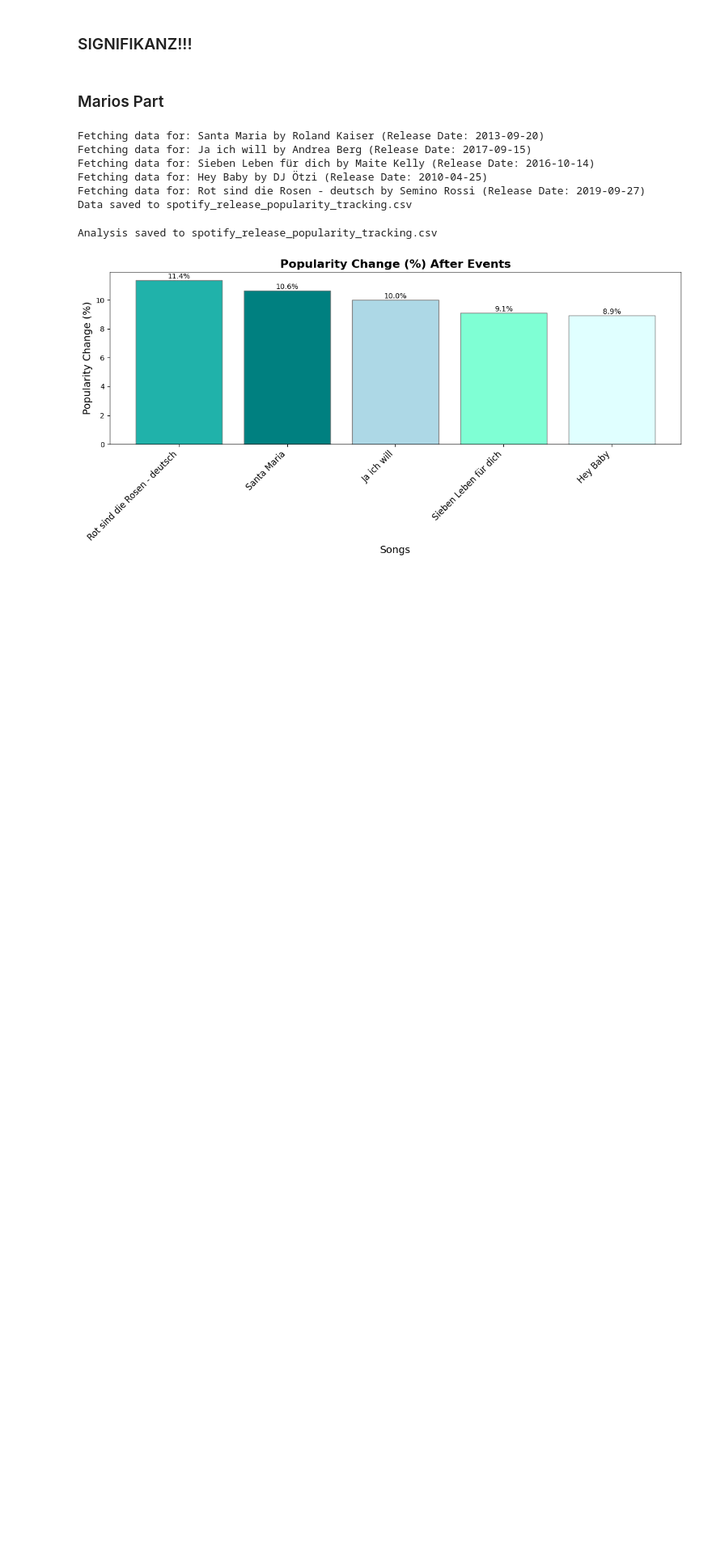
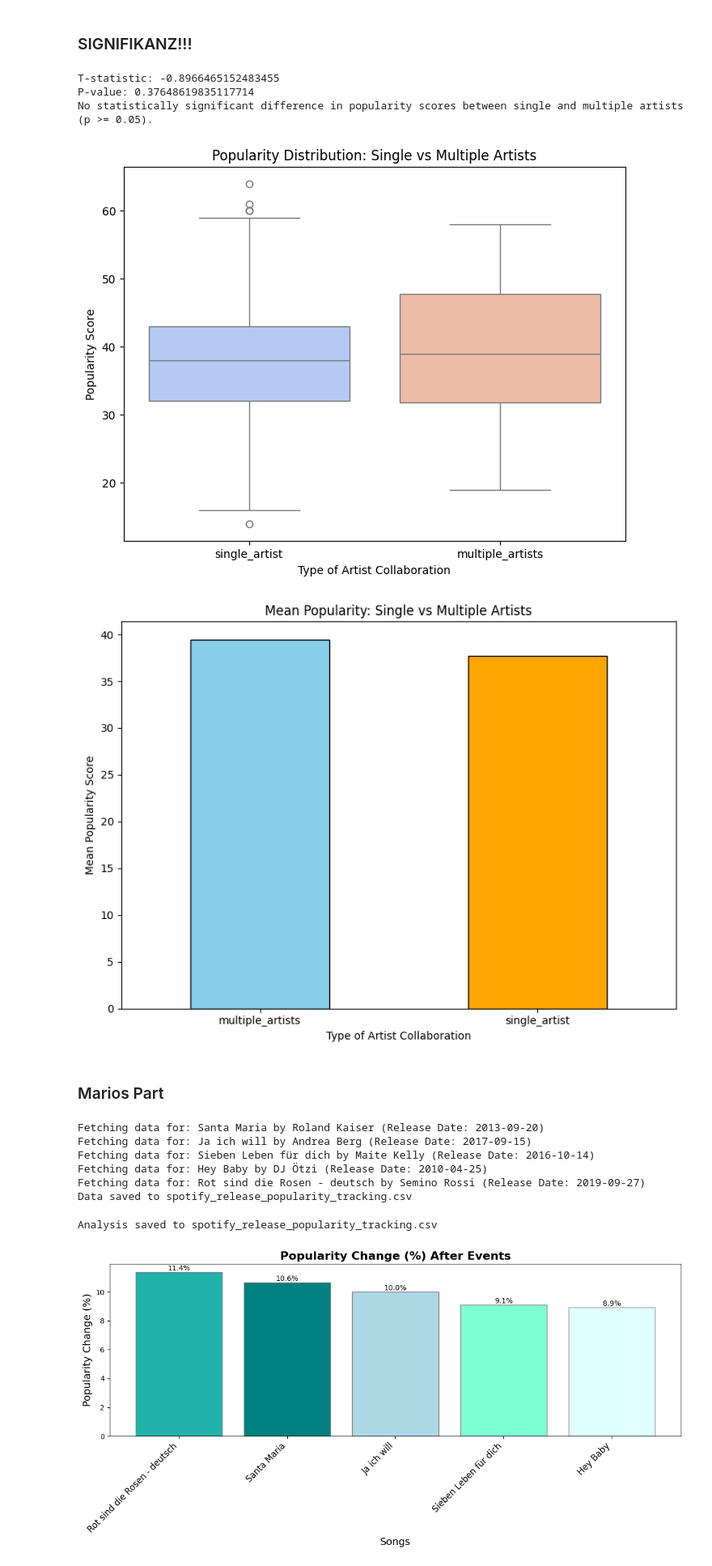
Before and after one commit to MartschiBratschi/FoundationsofCSS, a Jupyter notebook: code_fcss.ipynb, the cells around one changed output. Shown at 81% size. Cells and saved outputs as stored; diff of their text form; code cells hidden in the pictures; blank space fills up the shorter version.

```diff
--- a/code_fcss.ipynb
+++ b/code_fcss.ipynb
@@ -436,6 +436,66 @@ single_artist       37.742054
 Name: popularity, dtype: float64
 # %% [markdown]
 ### SIGNIFIKANZ!!!
+# %%
+from scipy.stats import ttest_ind
+
+# Filter data for single and multiple artists
+single_artists_popularity = spotify_data_schlager_over_time[
+    spotify_data_schlager_over_time["multiple_artists"] == "single_artist"
+]["popularity"]
+
+multiple_artists_popularity = spotify_data_schlager_over_time[
+    spotify_data_schlager_over_time["multiple_artists"] == "multiple_artists"
+]["popularity"]
+
+# Perform t-test for independent samples
+t_stat, p_value = ttest_ind(single_artists_popularity, multiple_artists_popularity, equal_var=False)
+
+# Output results
+print(f"T-statistic: {t_stat}")
+print(f"P-value: {p_value}")
+
+# Check significance
+if p_value < 0.05:
+    print("The difference in popularity scores between single and multiple artists is statistically significant (p < 0.05).")
+else:
+    print("No statistically significant difference in popularity scores between single and multiple artists (p >= 0.05).")
+# %% [output]
+T-statistic: -0.8966465152483455
+P-value: 0.37648619835117714
+No statistically significant difference in popularity scores between single and multiple artists (p >= 0.05).
+# %%
+import seaborn as sns
+import matplotlib.pyplot as plt
+
+# Boxplot for popularity distribution
+plt.figure(figsize=(8, 6))
+sns.boxplot(
+    x="multiple_artists",
+    y="popularity",
+    data=spotify_data_schlager_over_time,
+    hue="multiple_artists",  # Add this line for compatibility
+    palette="coolwarm",
+    dodge=False  # Ensure categories are not split
+)
+plt.title("Popularity Distribution: Single vs Multiple Artists")
+plt.xlabel("Type of Artist Collaboration")
+plt.ylabel("Popularity Score")
+plt.legend([], [], frameon=False)  # Remove the legend if not needed
+plt.show()
+
+# Bar chart for mean popularity
+plt.figure(figsize=(8, 6))
+popularity_comparison.plot(kind='bar', color=['skyblue', 'orange'], edgecolor='black')
+plt.title("Mean Popularity: Single vs Multiple Artists")
+plt.xlabel("Type of Artist Collaboration")
+plt.ylabel("Mean Popularity Score")
+plt.xticks(rotation=0)
+plt.tight_layout()
+plt.show()
+# %% [output]
+[figure, added]
+[figure, added]
 # %% [markdown]
 ### Marios Part
 # %%
```
Also changed, not shown: parts of 5 cells of this notebook, 9 other files.
